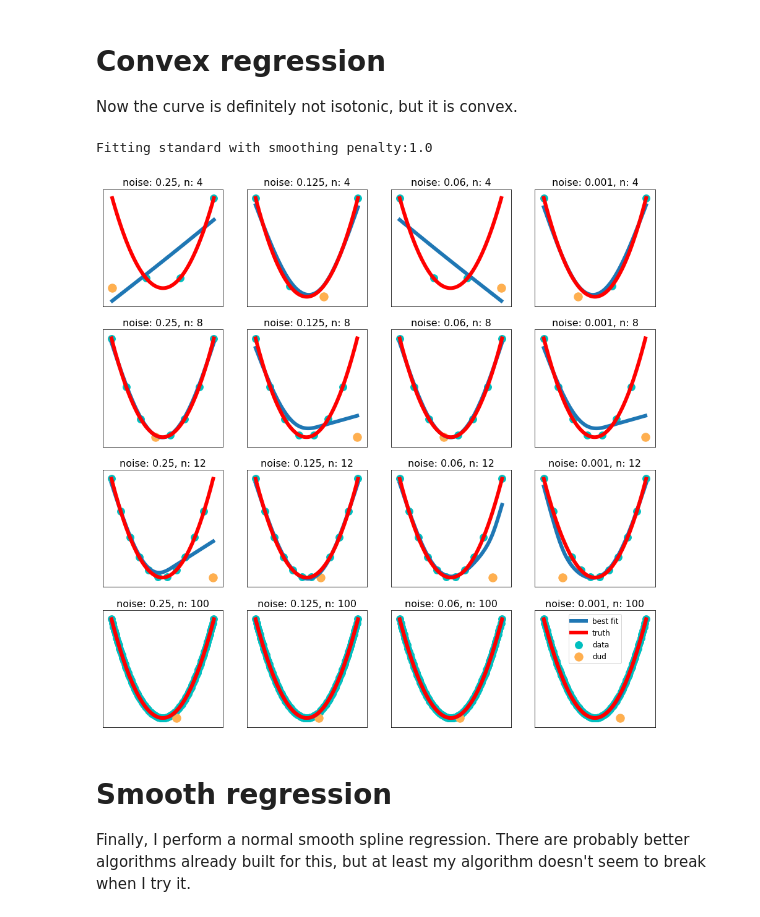
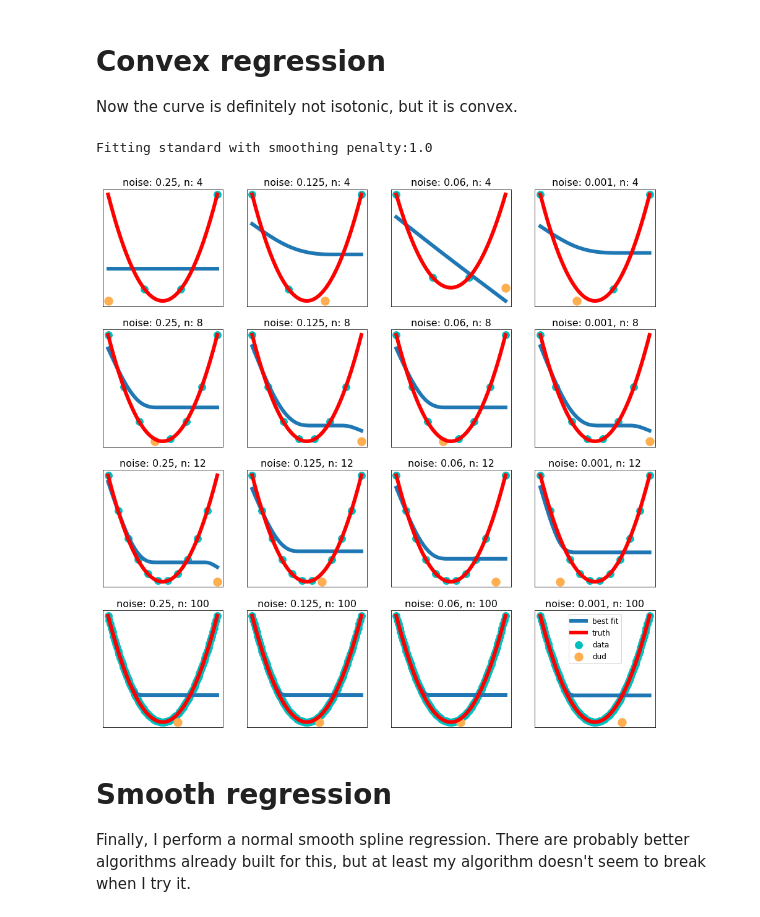
Before and after one commit to rhys-m-adams/Smooth-isotonic-convex-regressor, a Jupyter notebook: smooth_isotonic_regressor.ipynb, the cells around one changed output. Cells and saved outputs as stored; diff of their text form; code cells hidden in the pictures.

Commit message:
object oriented regressor now

```diff
--- a/smooth_isotonic_regressor.ipynb
+++ b/smooth_isotonic_regressor.ipynb
@@ -92,10 +93,10 @@ Obviously, as the data get better the curve fitting gets better, but I wanted to
 
 Here's another example with a cubic function. Fitting is now convex.
 # %%
-true_x = np.logspace(-2,4,100)
+scan_x = np.logspace(-2,4,100)
 true_fx = lambda in_x:in_x**3/1e12
-true_y = true_fx(true_x)
-
+true_y = true_fx(scan_x)
+myf = isotonic_regressor(n_gridpoints, isotonic=1, convexity=1)
 fig,axes = plt.subplots(4,4,figsize=(16,16))
 for ii, n in enumerate([4,8,12,100]):
     for jj, noise in enumerate([0.25,0.125,0.06,0.001]):
@@ -103,10 +104,10 @@ for ii, n in enumerate([4,8,12,100]):
         y = true_fx(x) + np.random.randn(len(x))*noise
         catastrophe = np.random.randint(n)
         y[catastrophe] = 0.
-        BICs, x_grid, fit_y, fx, dfdx, df2dx2 = scan_alphas(x, y, n_gridpoints, alphas, isotonic=1, convexity=1, min_x = min_val, max_x=max_val)
+        BICs = myf.fit_alphas(x, y, alphas, min_x = min_val, max_x=max_val)
 
-        axes[ii,jj].plot(x_grid, fit_y, label='best fit',lw=6)
-        axes[ii,jj].plot(true_x, true_y, label='truth',lw=6,c='r')
+        axes[ii,jj].plot(scan_x, myf.predict(scan_x), label='best fit',lw=6)
+        axes[ii,jj].plot(scan_x, true_y, label='truth',lw=6,c='r')
         axes[ii,jj].scatter(x,y,s=140,c='c',label='data')
         axes[ii,jj].scatter(x[catastrophe],y[catastrophe],s=180,c='#FFAF4F',label='dud')
         axes[ii,jj].set_title(f'noise: {noise}, n: {n}')
@@ -123,9 +124,10 @@ Fitting standard with smoothing penalty:1.0
 # Isotonic regression
 The next curve is no longer convex or concave, and not really isotonic, but let's treat it as an isotonic curve.
 # %%
-true_x = np.logspace(-2,4,100)
+scan_x = np.logspace(-2,4,100)
 true_fx = lambda in_x:in_x/1e4 + np.sin(in_x/1e3)/6
-true_y = true_fx(true_x)
+true_y = true_fx(scan_x)
+myf = isotonic_regressor(n_gridpoints, isotonic=1, convexity=0)
 
 fig,axes = plt.subplots(4,4,figsize=(16,16))
 for ii, n in enumerate([4,8,12,100]):
@@ -134,10 +136,10 @@ for ii, n in enumerate([4,8,12,100]):
         y = true_fx(x) + np.random.randn(len(x))*noise
         catastrophe = np.random.randint(n)
         y[catastrophe] = 0.
-        BICs, x_grid, fit_y, fx, dfdx, df2dx2 = scan_alphas(x, y, n_gridpoints, alphas, isotonic=1, convexity=0, min_x = min_val, max_x=max_val)
+        BICs = myf.fit_alphas(x, y, alphas, min_x = min_val, max_x=max_val)
 
-        axes[ii,jj].plot(x_grid, fit_y, label='best fit',lw=6)
-        axes[ii,jj].plot(true_x, true_y, label='truth',lw=6,c='r')
+        axes[ii,jj].plot(scan_x, myf.predict(scan_x), label='best fit',lw=6)
+        axes[ii,jj].plot(scan_x, true_y, label='truth',lw=6,c='r')
         axes[ii,jj].scatter(x,y,s=140,c='c',label='data')
         axes[ii,jj].scatter(x[catastrophe],y[catastrophe],s=180,c='#FFAF4F',label='dud')
         axes[ii,jj].set_title(f'noise: {noise}, n: {n}')
@@ -154,9 +156,11 @@ Fitting standard with smoothing penalty:1.0
 # Isotonically decreasing curve
 Yes this regression can also go down!
 # %%
-true_x = np.logspace(-2,4,100)
+scan_x = np.logspace(-2,4,100)
 true_fx = lambda in_x:1./(in_x/1e5+1) + np.sin(in_x/1e3)/100
-true_y = true_fx(true_x)
+true_y = true_fx(scan_x)
+myf = isotonic_regressor(n_gridpoints, isotonic=-1, convexity=0)
+
 fig,axes = plt.subplots(4,4,figsize=(16,16))
 for ii, n in enumerate([4,8,12,100]):
     for jj, noise in enumerate([0.25,0.125,0.06,0.001]):
@@ -164,10 +168,10 @@ for ii, n in enumerate([4,8,12,100]):
         y = true_fx(x) + np.random.randn(len(x))*noise
         catastrophe = np.random.randint(n)
         y[catastrophe] = 0.9
-        BICs, x_grid, fit_y, fx, dfdx, df2dx2 = scan_alphas(x, y, n_gridpoints, alphas, isotonic=-1, convexity=0, min_x = min_val, max_x=max_val)
+        BICs = myf.fit_alphas(x, y, alphas, min_x = min_val, max_x=max_val)
 
-        axes[ii,jj].plot(x_grid, fit_y, label='best fit',lw=6)
-        axes[ii,jj].plot(true_x, true_y, label='truth',lw=6,c='r')
+        axes[ii,jj].plot(scan_x, myf.predict(scan_x), label='best fit',lw=6)
+        axes[ii,jj].plot(scan_x, true_y, label='truth',lw=6,c='r')
         axes[ii,jj].scatter(x,y,s=140,c='c',label='data')
         axes[ii,jj].scatter(x[catastrophe],y[catastrophe],s=180,c='#FFAF4F',label='dud')
         axes[ii,jj].set_title(f'noise: {noise}, n: {n}')
@@ -184,33 +188,33 @@ Fitting standard with smoothing penalty:1.0
 # Convex regression
 Now the curve is definitely not isotonic, but it is convex.
 # %%
-true_x = np.linspace(0,1e4,100)
+scan_x = np.linspace(0,1e4,100)
 true_fx = lambda in_x:(in_x-0.5e4)**2/1e4
-true_y = true_fx(true_x)
+true_y = true_fx(scan_x)
 
 fig,axes = plt.subplots(4,4,figsize=(16,16))
 for ii, n in enumerate([4,8,12,100]):
     for jj, noise in enumerate([0.25,0.125,0.06,0.001]):
         x = np.linspace(0, 1e4, n)
         y = true_fx(x) + np.random.randn(len(x))*noise
         catastrophe = np.random.randint(n)
         y[catastrophe] = -0.1
-        BICs, x_grid, fit_y, fx, dfdx, df2dx2 = scan_alphas(x, y, n_gridpoints, alphas, isotonic=0, convexity=1, min_x = min_val, max_x=max_val)
+        BICs = myf.fit_alphas(x, y, alphas, min_x = min_val, max_x=max_val)
 
-        axes[ii,jj].plot(x_grid, fit_y, label='best fit',lw=6)
-        axes[ii,jj].plot(true_x, true_y, label='truth',lw=6,c='r')
+        axes[ii,jj].plot(scan_x, myf.predict(scan_x), label='best fit',lw=6)
+        axes[ii,jj].plot(scan_x, true_y, label='truth',lw=6,c='r')
         axes[ii,jj].scatter(x,y,s=140,c='c',label='data')
         axes[ii,jj].scatter(x[catastrophe],y[catastrophe],s=180,c='#FFAF4F',label='dud')
         axes[ii,jj].set_title(f'noise: {noise}, n: {n}')
         axes[ii,jj].set_xticks([])
         axes[ii,jj].set_yticks([])
 
 axes[ii,jj].legend()
 plt.show()
 plt.close()
 # %% [output]
 Fitting standard with smoothing penalty:1.0
-[figure, old version]
+[figure, new version]
 # %% [markdown]
 # Smooth regression
 Finally, I perform a normal smooth spline regression. There are probably better algorithms already built for this, but at least my algorithm doesn't seem to break when I try it.
```
Also changed, not shown: parts of 8 cells of this notebook, 2 other files.
